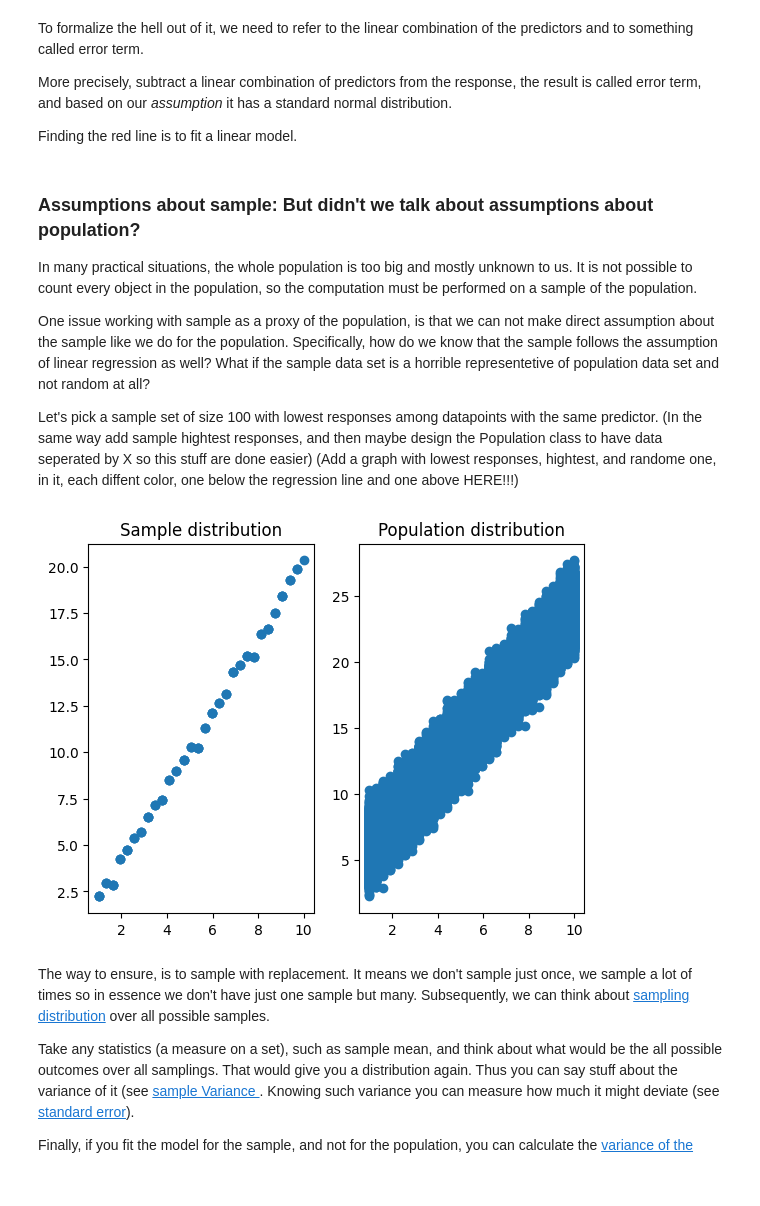
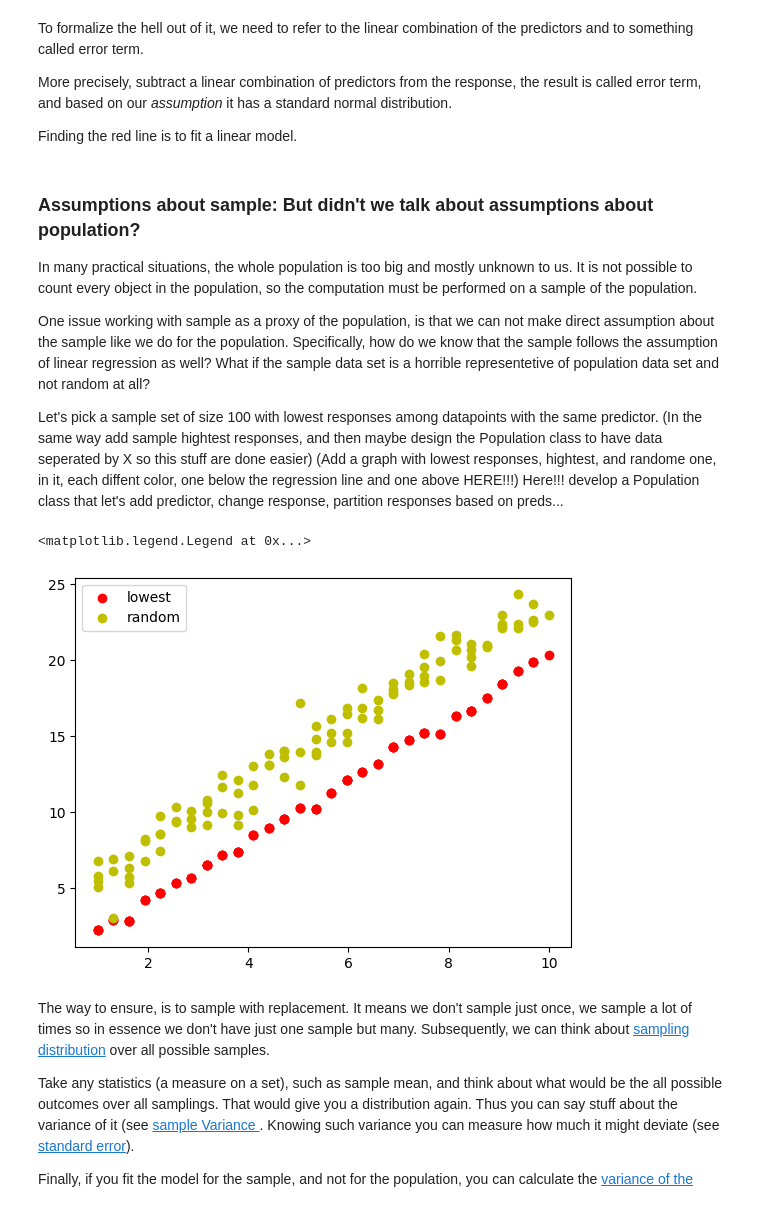
Before and after one commit to aminehd/AminehTechnicalWritings, a Jupyter notebook: notebookes/LinearRegressionMatrix.ipynb, the cells around one changed output. Drawn from its saved outputs; the diff is of its cells as text; code cells hidden in the pictures.

Commit message:
Plotted lowest and randoms responses

```diff
--- a/notebookes/LinearRegressionMatrix.ipynb
+++ b/notebookes/LinearRegressionMatrix.ipynb
@@ -161,18 +155,29 @@ One issue working with sample as a proxy of the population, is that we can not m
 Let's pick a sample set of size 100 with lowest responses among datapoints with the same predictor.
 (In the same way add sample hightest responses, and then maybe design the Population class to have data seperated by X so this stuff are done easier)
 (Add a graph with lowest responses, hightest, and randome one, in it, each diffent color, one below the regression line and one above HERE!!!)
+Here!!! develop a Population class that let's add predictor, change response, partition responses based on preds...
 # %%
+# lowest resps for given x
 x_samp_index, x_samples = sampler.set_sample_xs(100)
 resp = np.array(list(sampler.sample_lowest_responses()))
-x, y = resp[:, 0], resp[:, 1]
+x, y_lowest = resp[:, 0], resp[:, 1]
+
+# random resp for given x
+x_samp_index, x_samples = sampler.set_sample_xs(100)
+resp = np.array(list(sampler.sample_random_response()))
+x, y_random = resp[:, 0], resp[:, 1]
 # %%
-fig, ax = plt.subplots(ncols=2)
-ax[0].scatter(x, y)
-ax[0].set_title('Sample distribution')
-ax[1].set_title('Population distribution')
-ax[1].scatter(population[:,0], population[:,1]);
+fig, axes = plt.subplots(ncols=1)
+ax0 = axes
+ax0.scatter(x, y_lowst, color='r')
+ax0.scatter(x, y_random, color='y')
+ax0.legend(['lowest', 'random'])
+# ax0.set_title('Sample distribution')
+# ax[1].set_title('Population distribution')
+# ax[1].scatter(population[:,0], population[:,1]);
 # %% [output]
+<matplotlib.legend.Legend at 0x...>
-[figure, old version]
+[figure, new version]
 # %% [markdown]
 The way to ensure, is to sample with replacement. It means we don't sample just once, we sample a lot of times so in essence we don't have just one sample but many.  Subsequently, we can think about  [sampling distribution](https://en.wikipedia.org/wiki/Sampling_distribution) over all possible samples.
 
```
Also changed, not shown: parts of 2 cells of this notebook.
